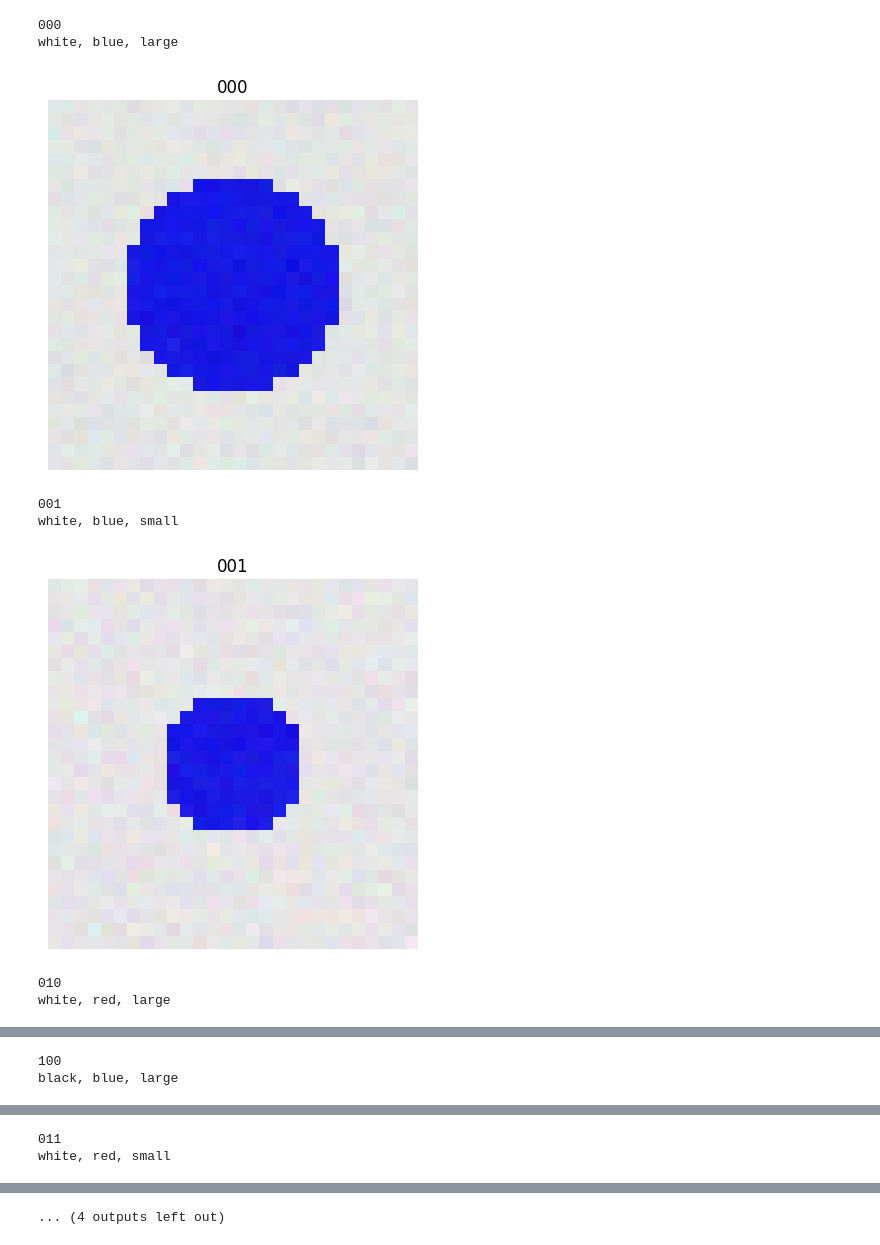
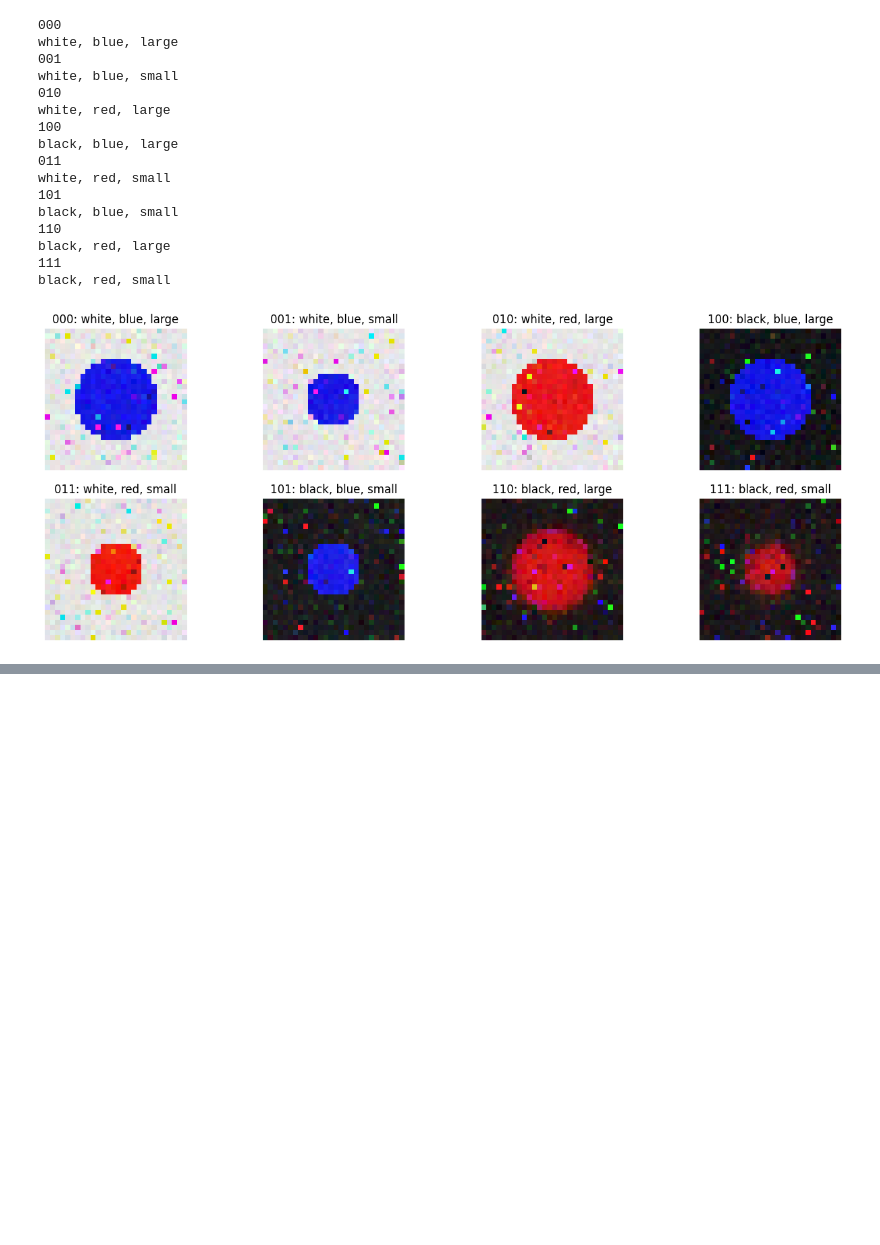
Before and after one commit to JiaweiGe0416/LLM-Understanding, a Jupyter notebook: concept_graphs/test_output.ipynb, the cells around one changed output, grey strips where cells are left out. Cells and saved outputs as stored; diff of their text form; code cells hidden in the pictures; blank space fills up the shorter version.

```diff
--- a/concept_graphs/test_output.ipynb
+++ b/concept_graphs/test_output.ipynb
@@ -12,7 +12,7 @@ configs = ['000','001','010','100','011','101','110','111' ]
 seed = 0
 category_config = 'all'
 
-folder_path = f"/data2/amanda/LLM-Understanding/concept_graphs/output/bg_color_size/seed={seed}/H32-train1/all_1e-4_400eps"
+folder_path = f"/data2/amanda/LLM-Understanding/concept_graphs/output/bg_color_size/cauchy_01/H32-train1/all"
 # %%
 os.makedirs(folder_path, exist_ok=True)
 
@@ -20,46 +20,60 @@ os.makedirs(folder_path, exist_ok=True)
 stored_ep = [399]
 
 for ep in stored_ep:
+    fig, axes = plt.subplots(2, 4, figsize=(16, 6))
+    axes = axes.flatten()
     for idx, config in enumerate(configs):
         print(config)
         print(descrips[idx])
         file_path = folder_path + f"/image_{config}_ep{ep}.npz"
 
         # Load the .npz file
         data = np.load(file_path)
 
         # List all arrays in the file
         keys = data.files
         #print("Keys in NPZ file:", keys)
 
         # Plot a few images from each array
         for key in keys:
             images = data[key]
 
             # Loop through the first batch and first few images
             for i in range(1):  # Display 5 images
                 # img = images[0, i]  # First batch, ith image (Shape: 3, 28, 28)
                 img = images[i] # ith image (Shape: 3, 28, 28)
 
                 # Transpose to (28, 28, 3) for imshow
                 img = np.transpose(img, (1, 2, 0))
                 img = img.clip(0, 1)
 
-                plt.figure()
-                plt.title(config)
-                plt.imshow(img)
-                plt.axis('off')
-
-        plt.show()
+                #plt.figure()
+                #plt.title(config)
+                #plt.imshow(img)
+                #plt.axis('off')
+                axes[idx].imshow(img)
+                axes[idx].set_title(config + f": {descrips[idx]}")
+                axes[idx].axis('off')
+        #plt.show()
 
         # Close the file
         data.close()
+    fig.savefig(folder_path + f"/all_01_ep{ep}.png", bbox_inches='tight')
 # %% [output]
 000
 white, blue, large
+001
+white, blue, small
+010
+white, red, large
+100
+black, blue, large
+011
+white, red, small
+101
+black, blue, small
+110
+black, red, large
+111
+black, red, small
-[figure, old version]
+[figure, new version]
-001
-white, blue, small
-[figure, removed]
-010
-white, red, large
@@ -67,2 +79,0 @@ white, red, large
-100
-black, blue, large
@@ -70,2 +79,0 @@ black, blue, large
-011
-white, red, small
@@ -76,4 +80,3 @@ black, blue, small
-... (4 outputs left out)
 # %%
 with open(folder_path + f"/loss_log399.json", 'r') as f:
     loss_log = json.load(f)
```
Also changed, not shown: parts of 2 cells of this notebook, 2 other files.
